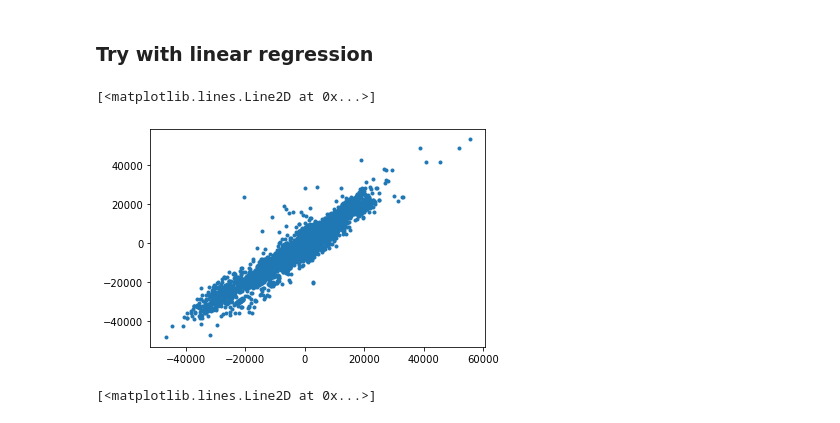
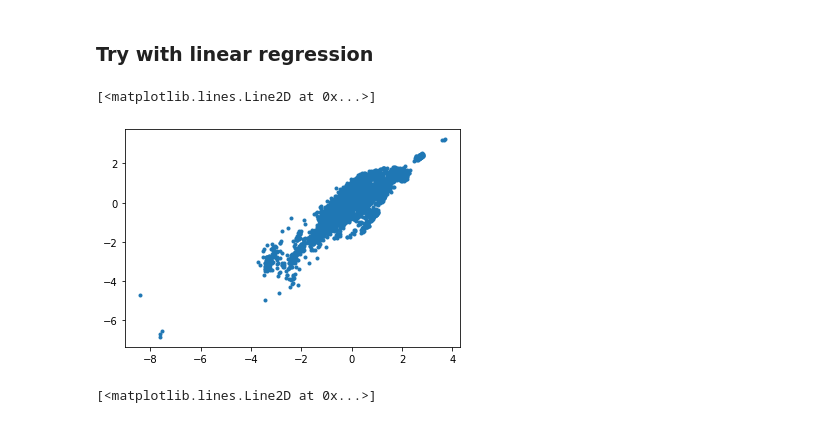
Before and after one commit to marcoguerra192/ProteinClassifier2025, a Jupyter notebook: FeatureEngineering.ipynb, the cells around one changed output. Drawn from its saved outputs; the diff is of its cells as text; code cells hidden in the pictures.

```diff
--- a/FeatureEngineering.ipynb
+++ b/FeatureEngineering.ipynb
@@ -131,6 +141,9 @@ for i in range(p):
     for j in range(p):
         if i == j:
             R2_matrix[i, j] = 1.0  # R^2 of a feature with itself is 1
+
+        if j < i:
+            R2_matrix[i, j] = R2_matrix[j, i]
         else:
             model = LinearRegression().fit(data2[:, i].reshape(-1, 1), data2[:, j])
             R2_matrix[i, j] = model.score(data2[:, i].reshape(-1, 1), data2[:, j])
@@ -161,6 +188,8 @@ for i in range(p):
     for j in range(p):
         if i == j:
             R2_matrix[i, j] = 1.0  # R^2 of a feature with itself is 1
+        if j < i:
+            R2_matrix[i, j] = R2_matrix[j, i]
         else:
             model = LinearRegression().fit(data[:, i].reshape(-1, 1), data[:, j])
             R2_matrix[i, j] = model.score(data[:, i].reshape(-1, 1), data[:, j])
@@ -185,30 +214,30 @@ for i in [9,8,7,6]:
 # %% [markdown]
 ### Try with linear regression
 # %%
-for i in [1,2,3,4]:
-    reg = LinearRegression().fit(data[:, [0]], data[:, i])
+for i in [0,1,3,4]:
+    reg = LinearRegression().fit(data[:, [2]], data[:, i])
 
     # Compute residuals
-    res = data[:, i] - reg.predict(data[:, [0]])
+    res = data[:, i] - reg.predict(data[:, [2]])
 
     # substitute
     data[:,i] = res
 # %%
-for i in [9]:
-    reg = LinearRegression().fit(data[:, [8]], data[:, i])
+for i in [5,6,8,9]:
+    reg = LinearRegression().fit(data[:, [7]], data[:, i])
 
     # Compute residuals
-    res = data[:, i] - reg.predict(data[:, [8]])
+    res = data[:, i] - reg.predict(data[:, [7]])
 
     # substitute
     data[:,i] = res
 # %%
 class_mask = np.where(labels==80)[0]
 # %%
-plt.plot(data[:,7], data[:,8], '.')
+plt.plot(data[:,0], data[:,1], '.')
 # %% [output]
 [<matplotlib.lines.Line2D at 0x...>]
-[figure, old version]
+[figure, new version]
 # %%
 plt.plot( data[:,7], '.')
 # %% [output]
```
Also changed, not shown: parts of 24 cells of this notebook, 10 other files.
